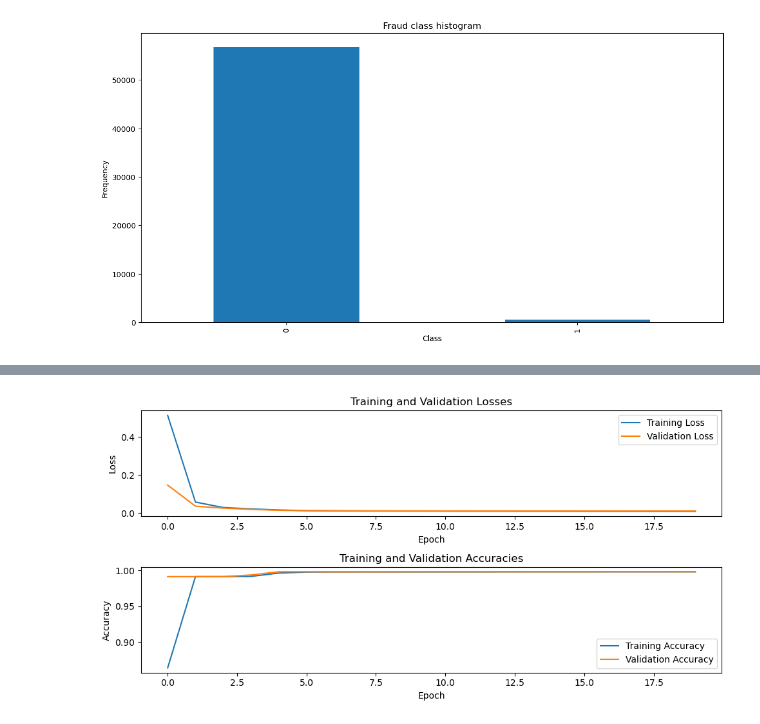
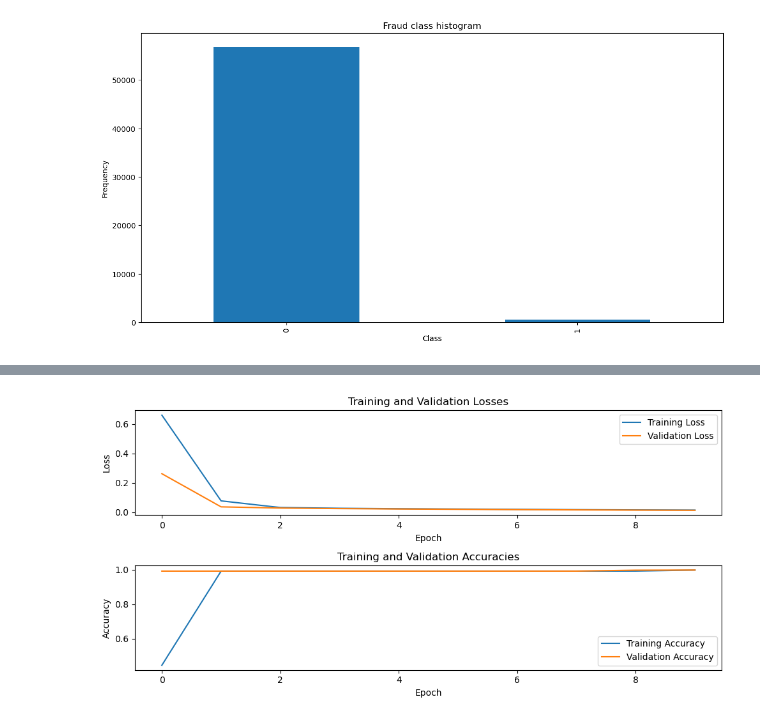
Before and after one commit to VaderSame/credit-card-fraud-detection-pytorch, a Jupyter notebook: Project2-200543129_Semal_Shastri.ipynb, the cells around one changed output, grey strips where cells are left out. Saved outputs shown, nothing was run; the diff lists cells and outputs as text; code cells hidden in the pictures.

```diff
--- a/Project2-200543129_Semal_Shastri.ipynb
+++ b/Project2-200543129_Semal_Shastri.ipynb
@@ -135,0 +115,7 @@ df_new.head()
+# %%
+from sklearn.preprocessing import RobustScaler
+new_df = df.copy()
+new_df['Amount'] = RobustScaler().fit_transform(new_df['Amount'].to_numpy().reshape(-1, 1))
+time = new_df['Time']
+new_df['Time'] = (time - time.min()) / (time.max() - time.min())
+new_df
@@ -135,0 +136,3 @@ df_new.head()
+# %%
+new_df = new_df.sample(frac=1, random_state=1)
+new_df
@@ -136,5 +153,5 @@ df_new.head()
 # %%
-fraud = df.loc[df['Class'] == 1]
+fraud = new_df.loc[new_df['Class'] == 1]
 
 trace = go.Scatter(
     x = fraud['Time'],y = fraud['Amount'],
@@ -160,7 +179,7 @@ iplot(fig, filename='fraud-amount')
 # %%
 # split data into training and testing
-X = df.drop("Class", axis=1)
-y = df["Class"]
+X = new_df.drop("Class", axis=1)
+y = new_df["Class"]
 
 # scale the values of x (better training)
 scaler = StandardScaler()
@@ -300,32 +339,32 @@ Estimated Total Size (MB): 0.10
 # %%
-epochs = 20
+epochs = 10
 # Call the train_model function
 train_losses, val_losses, train_accuracies, val_accuracies = train_model(model, epochs, loss, optim, train_dl, val_dl)
 
 
 import matplotlib.pyplot as plt
 %matplotlib inline
 
 # Plotting losses
 plt.figure(figsize=(10, 5))
 plt.subplot(2, 1, 1)
 plt.plot(train_losses, label='Training Loss')
 plt.plot(val_losses, label='Validation Loss')
 plt.xlabel('Epoch')
 plt.ylabel('Loss')
 plt.title('Training and Validation Losses')
 plt.legend()
 
 # Plotting accuracies
 plt.subplot(2, 1, 2)
 plt.plot(train_accuracies, label='Training Accuracy')
 plt.plot(val_accuracies, label='Validation Accuracy')
 plt.xlabel('Epoch')
 plt.ylabel('Accuracy')
 plt.title('Training and Validation Accuracies')
 plt.legend()
 
 plt.tight_layout()
 plt.show()
 # %% [output]
-[figure, old version]
+[figure, new version]
```
Also changed, not shown: parts of 18 cells of this notebook.
